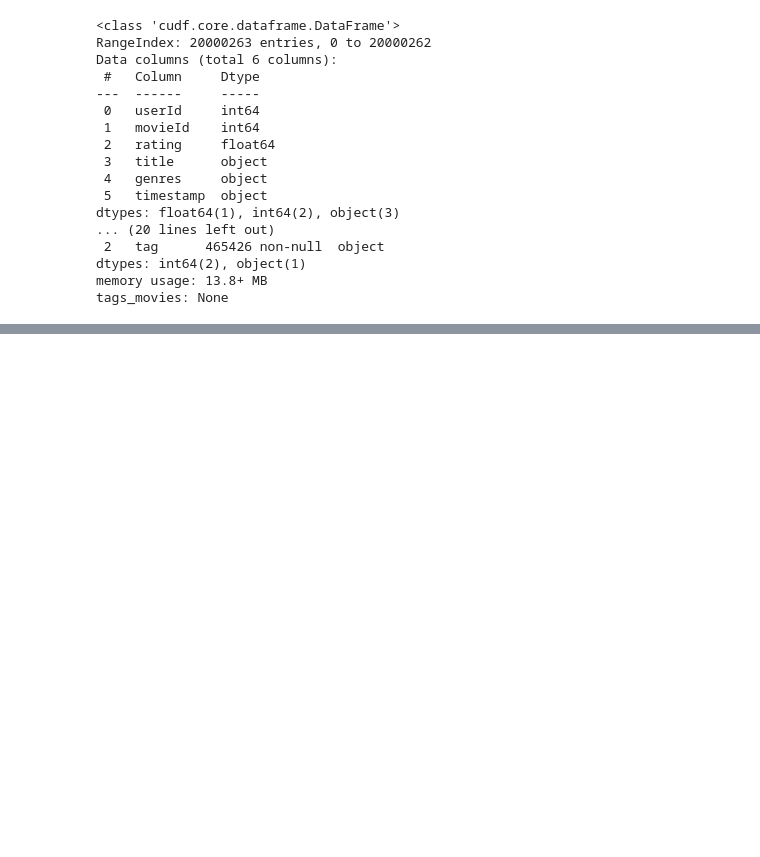
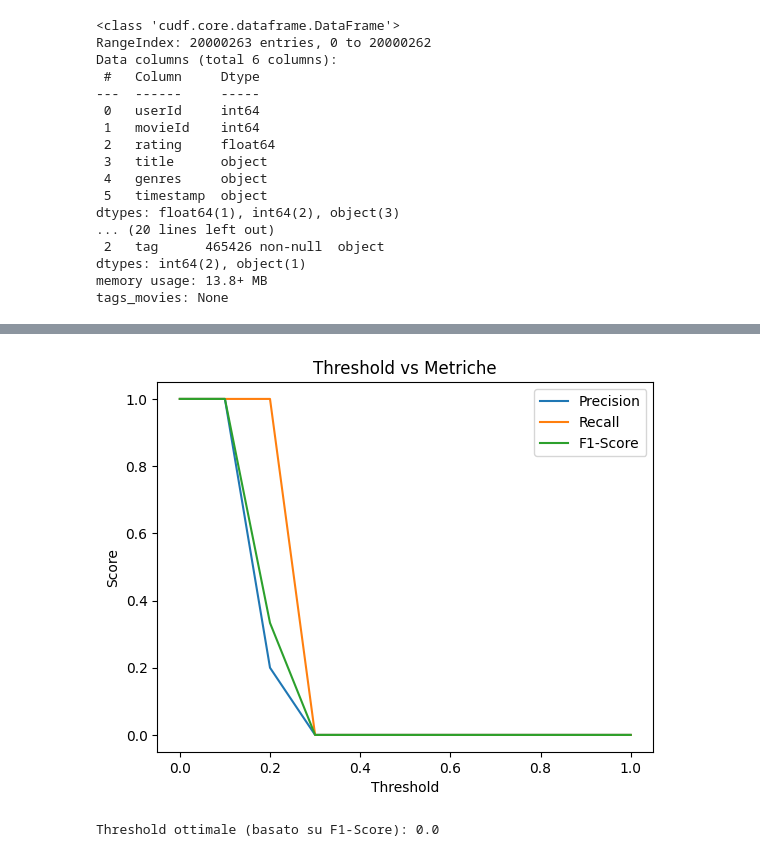
Before and after one commit to emanueleiacca/ADM-HW4, a Jupyter notebook: DataPreparation.ipynb, the cells around one changed output, grey strips where cells are left out. Cells and saved outputs as stored; diff of their text form; code cells hidden in the pictures; blank space fills up the shorter version.

```diff
--- a/DataPreparation.ipynb
+++ b/DataPreparation.ipynb
@@ -376,0 +231,2 @@ TypeError: agg function failed [how->mean,dtype->object]
+# %%
+ratings_df_pd = ratings_df_pd.drop_duplicates()
@@ -376,0 +319,2 @@ TypeError: agg function failed [how->mean,dtype->object]
+# %%
+user_movies = ratings_df_pd.groupby('userId')['movieId'].apply(set).to_dict()
@@ -376,0 +341,4 @@ TypeError: agg function failed [how->mean,dtype->object]
+# %%
+def jaccard_similarity_hashed(signature1, signature2):
+    matches = sum(1 for x, y in zip(signature1, signature2) if x == y)
+    return matches / len(signature1)
@@ -376,0 +561,26 @@ TypeError: agg function failed [how->mean,dtype->object]
+# %%
+from sklearn.metrics import precision_score, recall_score, f1_score
+
+thresholds = np.linspace(0, 1, 11)  # Threshold da 0 a 1 con passo 0.1
+results = []
+
+for threshold in thresholds:
+    # Determina le coppie "simili" reali e stimate, usando la stessa logica per entrambe
+    real_labels = []
+    estimated_labels = []
+    for real_sim, estimated_sim in zip(real_similarities, estimated_similarities):
+        real_labels.append(1 if real_sim >= threshold else 0)
+        estimated_labels.append(1 if estimated_sim >= threshold else 0)
+
+    # Calcola le metriche
+    precision = precision_score(real_labels, estimated_labels, zero_division=0)
+    recall = recall_score(real_labels, estimated_labels, zero_division=0)
+    f1 = f1_score(real_labels, estimated_labels, zero_division=0)
+
+    # Salva i risultati
+    results.append((threshold, precision, recall, f1))
+
+# Visualizzazione dei risultati
+
+results_df = pd.DataFrame(results, columns=["Threshold", "Precision", "Recall", "F1-Score"])
+print(results_df)
@@ -376,0 +600,19 @@ TypeError: agg function failed [how->mean,dtype->object]
+# %%
+import matplotlib.pyplot as plt
+
+plt.plot(results_df["Threshold"], results_df["Precision"], label="Precision")
+plt.plot(results_df["Threshold"], results_df["Recall"], label="Recall")
+plt.plot(results_df["Threshold"], results_df["F1-Score"], label="F1-Score")
+plt.xlabel("Threshold")
+plt.ylabel("Score")
+plt.title("Threshold vs Metriche")
+plt.legend()
+plt.show()
+# %% [output]
+[figure, added]
+# %%
+optimal_threshold = results_df.loc[results_df['F1-Score'].idxmax(), 'Threshold']
+
+print(f"Threshold ottimale (basato su F1-Score): {optimal_threshold}")
+# %% [output]
+Threshold ottimale (basato su F1-Score): 0.0
```
Also changed, not shown: parts of 25 cells of this notebook.
